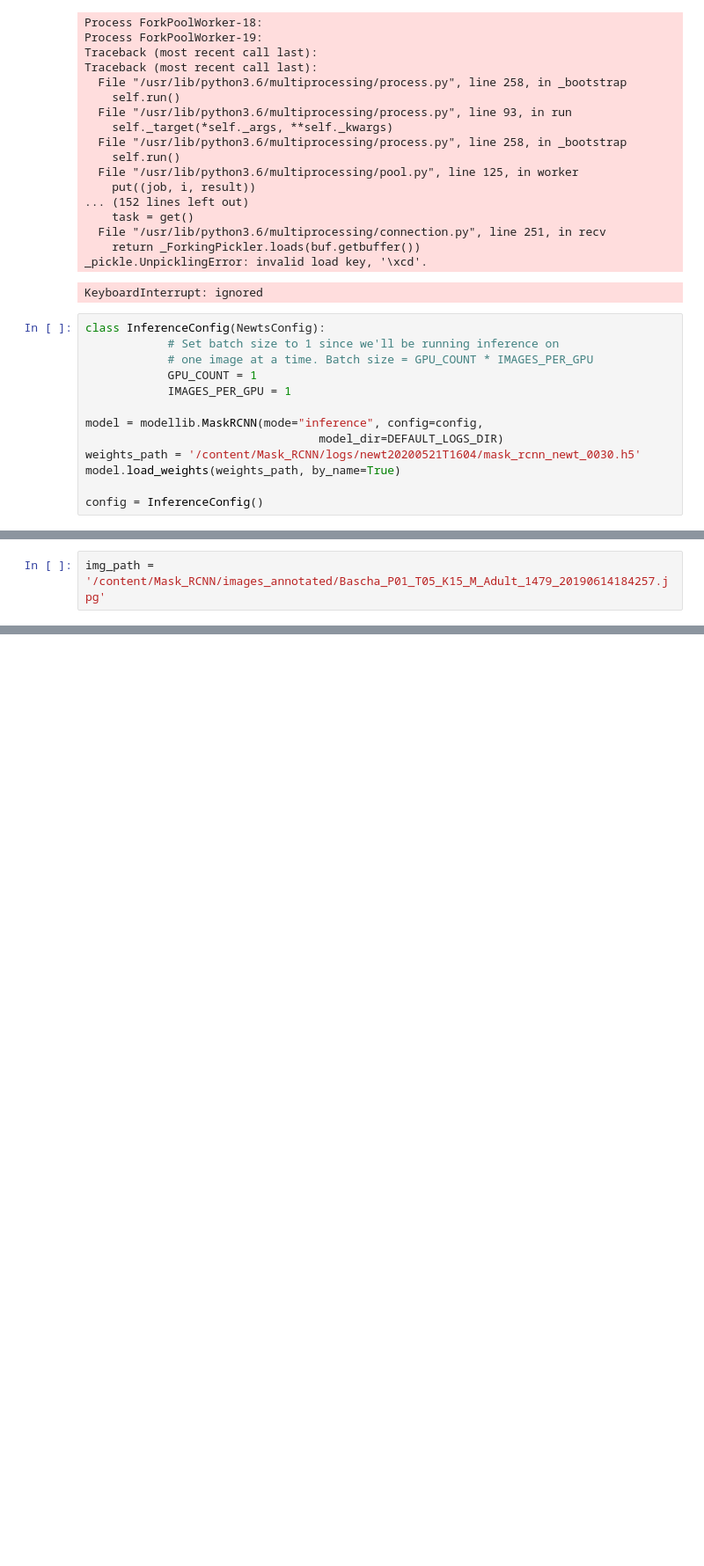
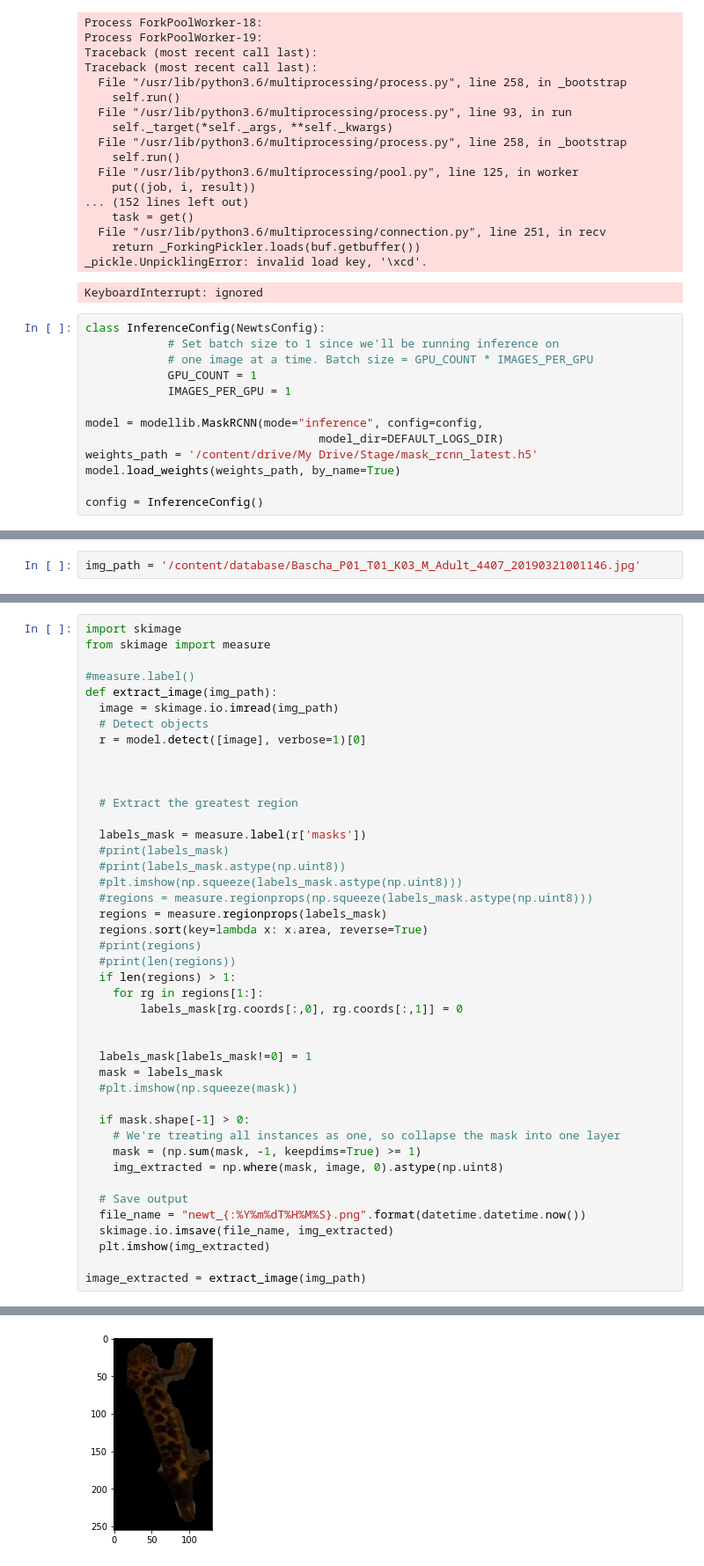
Before and after one commit to GuillaumeMagnette/Stage_Tritons, a Jupyter notebook: Mask_RCNN.ipynb, the cells around one changed output, grey strips where cells are left out. Shown: that part at 88% size. Saved outputs shown, nothing was run; the diff lists cells and outputs as text; blank space fills up the shorter version.

```diff
--- a/Mask_RCNN.ipynb
+++ b/Mask_RCNN.ipynb
@@ -635,7 +621,7 @@ class InferenceConfig(NewtsConfig):
 
 model = modellib.MaskRCNN(mode="inference", config=config,
                                   model_dir=DEFAULT_LOGS_DIR)
-weights_path = '/content/Mask_RCNN/logs/newt20200521T1604/mask_rcnn_newt_0030.h5'
+weights_path = '/content/drive/My Drive/Stage/mask_rcnn_latest.h5'
 model.load_weights(weights_path, by_name=True)
 
 config = InferenceConfig()
@@ -724,2 +698,2 @@ AssertionError: ignored
 # %%
-img_path = '/content/Mask_RCNN/images_annotated/Bascha_P01_T05_K15_M_Adult_1479_20190614184257.jpg'
+img_path = '/content/database/Bascha_P01_T01_K03_M_Adult_4407_20190321001146.jpg'
@@ -762,0 +712,44 @@ detect_and_color_splash(model, image_path=img_path, video_path=None)
+# %%
+import skimage
+from skimage import measure
+
+#measure.label()
+def extract_image(img_path):
+  image = skimage.io.imread(img_path)
+  # Detect objects
+  r = model.detect([image], verbose=1)[0]
+
+
+
+  # Extract the greatest region
+
+  labels_mask = measure.label(r['masks'])
+  #print(labels_mask)
+  #print(labels_mask.astype(np.uint8))
+  #plt.imshow(np.squeeze(labels_mask.astype(np.uint8)))
+  #regions = measure.regionprops(np.squeeze(labels_mask.astype(np.uint8)))
+  regions = measure.regionprops(labels_mask)
+  regions.sort(key=lambda x: x.area, reverse=True)
+  #print(regions)
+  #print(len(regions))
+  if len(regions) > 1:
+    for rg in regions[1:]:
+        labels_mask[rg.coords[:,0], rg.coords[:,1]] = 0
+
+
+  labels_mask[labels_mask!=0] = 1
+  mask = labels_mask
+  #plt.imshow(np.squeeze(mask))
+
+  if mask.shape[-1] > 0:
+    # We're treating all instances as one, so collapse the mask into one layer
+    mask = (np.sum(mask, -1, keepdims=True) >= 1)
+    img_extracted = np.where(mask, image, 0).astype(np.uint8)
+
+  # Save output
+  file_name = "newt_{:%Y%m%dT%H%M%S}.png".format(datetime.datetime.now())
+  skimage.io.imsave(file_name, img_extracted)
+  plt.imshow(img_extracted)
+
+image_extracted = extract_image(img_path)
+# %% [output]
@@ -762,0 +761 @@ detect_and_color_splash(model, image_path=img_path, video_path=None)
+[figure, added]
```
Also changed, not shown: parts of 11 cells of this notebook.
